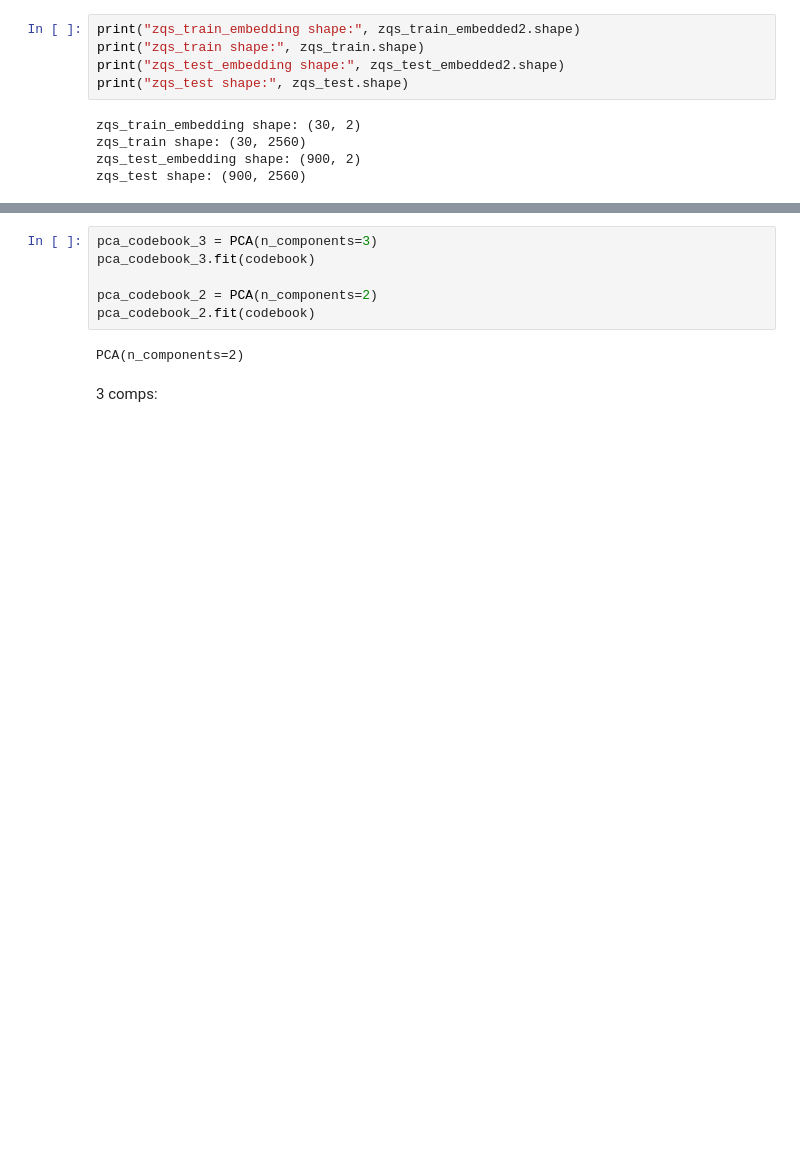
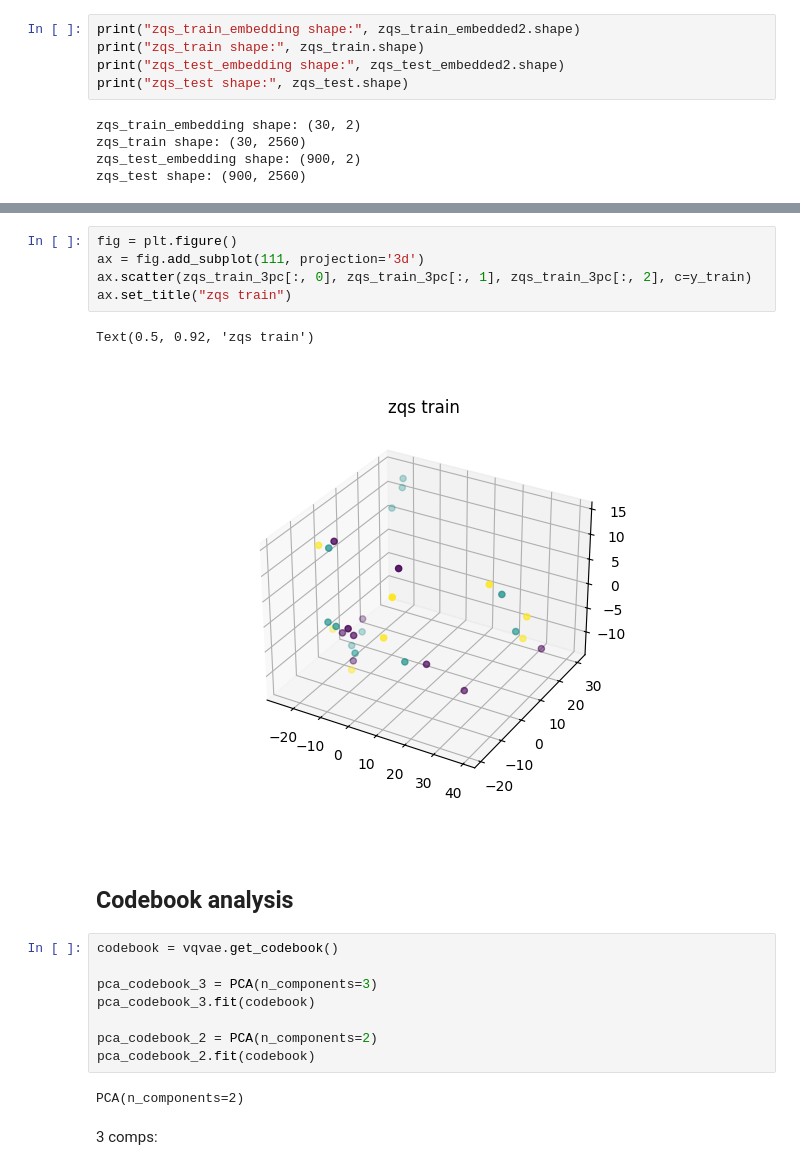
Before and after one commit to erlendlokna/CV-SSL-VQVAE-Framework, a Jupyter notebook: tsne_pca.ipynb, the cells around one changed output, grey strips where cells are left out. Drawn from its saved outputs; the diff is of its cells as text; blank space fills up the shorter version.

```diff
--- a/tsne_pca.ipynb
+++ b/tsne_pca.ipynb
@@ -112,4 +128,16 @@ codebook = vqvae.get_codebook()
+# %%
+fig = plt.figure()
+ax = fig.add_subplot(111, projection='3d')
+ax.scatter(zqs_train_3pc[:, 0], zqs_train_3pc[:, 1], zqs_train_3pc[:, 2], c=y_train)
+ax.set_title("zqs train")
+# %% [output]
+Text(0.5, 0.92, 'zqs train')
+[figure, added]
+# %% [markdown]
+## Codebook analysis
 # %%
+codebook = vqvae.get_codebook()
+
 pca_codebook_3 = PCA(n_components=3)
 pca_codebook_3.fit(codebook)
 
```
Also changed, not shown: parts of 17 cells of this notebook.
